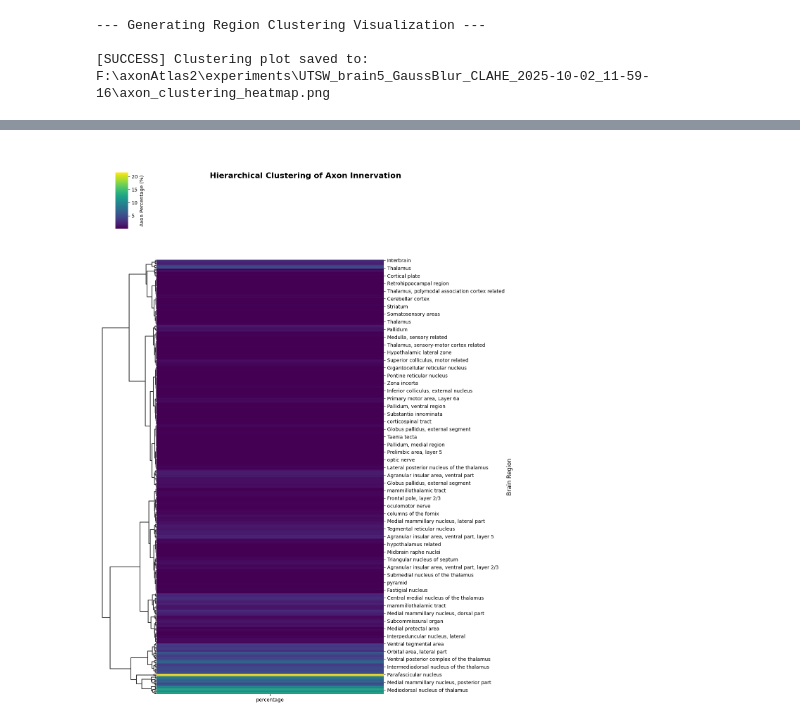
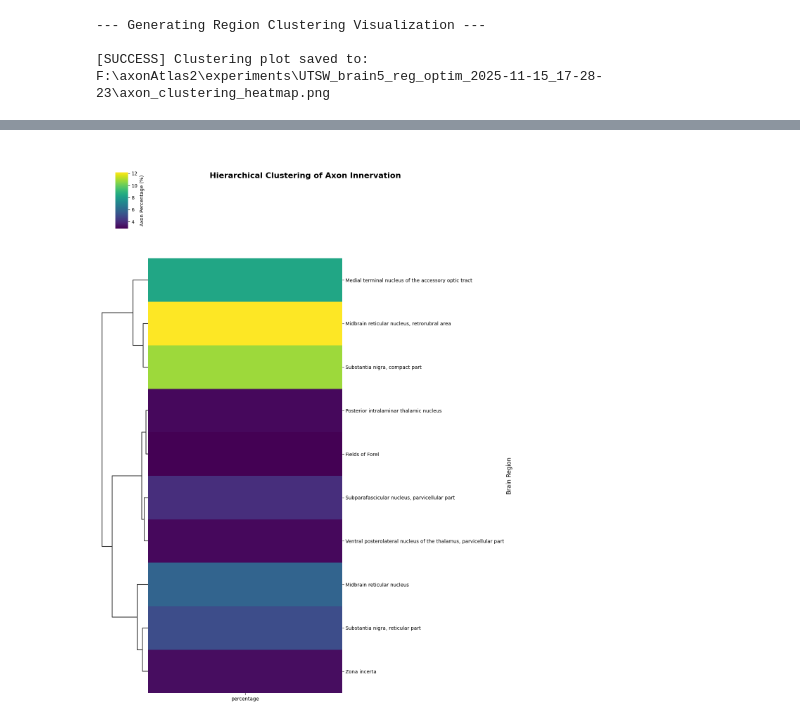
Before and after one commit to c3rry/axonAtlas2, a Jupyter notebook: axonAtlas2_quantification.ipynb, the cells around one changed output, grey strips where cells are left out. Cells and saved outputs as stored; diff of their text form; code cells hidden in the pictures.

```diff
--- a/axonAtlas2_quantification.ipynb
+++ b/axonAtlas2_quantification.ipynb
@@ -1,9 +1,9 @@
 # %%
 !pip install scikit-learn scipy
 from quantification import *
-exp_path = r"F:\axonAtlas2\experiments\UTSW_brain5_GaussBlur_CLAHE_2025-10-02_11-59-16"
+exp_path = r"F:\axonAtlas2\experiments\UTSW_brain5_reg_optim_2025-11-15_17-28-23"
 #volume = volumeExtract(exp_path, mode="skeletonize")
-volume = r"F:\axonAtlas2\experiments\UTSW_brain5_GaussBlur_CLAHE_2025-10-02_11-59-16\downsampled_standard_binned_tiffs\combined_top_5_skeletonize.tif"
+volume = exp_path + "\downsampled_standard_binned_tiffs\combined_top_5_skeletonize.tif"
 print(volume)
 import pandas as pd
 # %% [output]
@@ -143,9 +143,9 @@ Passing `palette` without assigning `hue` is deprecated and will be removed in v
 # %%
-plot_region_clustering(df_hemispheres, exp_path, top_n=800)
+plot_region_clustering(df_hemispheres, exp_path, top_n=10)
 # %% [output]
 --- Generating Region Clustering Visualization ---
 
-[SUCCESS] Clustering plot saved to: F:\axonAtlas2\experiments\UTSW_brain5_GaussBlur_CLAHE_2025-10-02_11-59-16\axon_clustering_heatmap.png
+[SUCCESS] Clustering plot saved to: F:\axonAtlas2\experiments\UTSW_brain5_reg_optim_2025-11-15_17-28-23\axon_clustering_heatmap.png
 [interactive output not drawn]
-[figure, old version]
+[figure, new version]
 # %%
```
Also changed, not shown: parts of 12 cells of this notebook, 10 other files.
